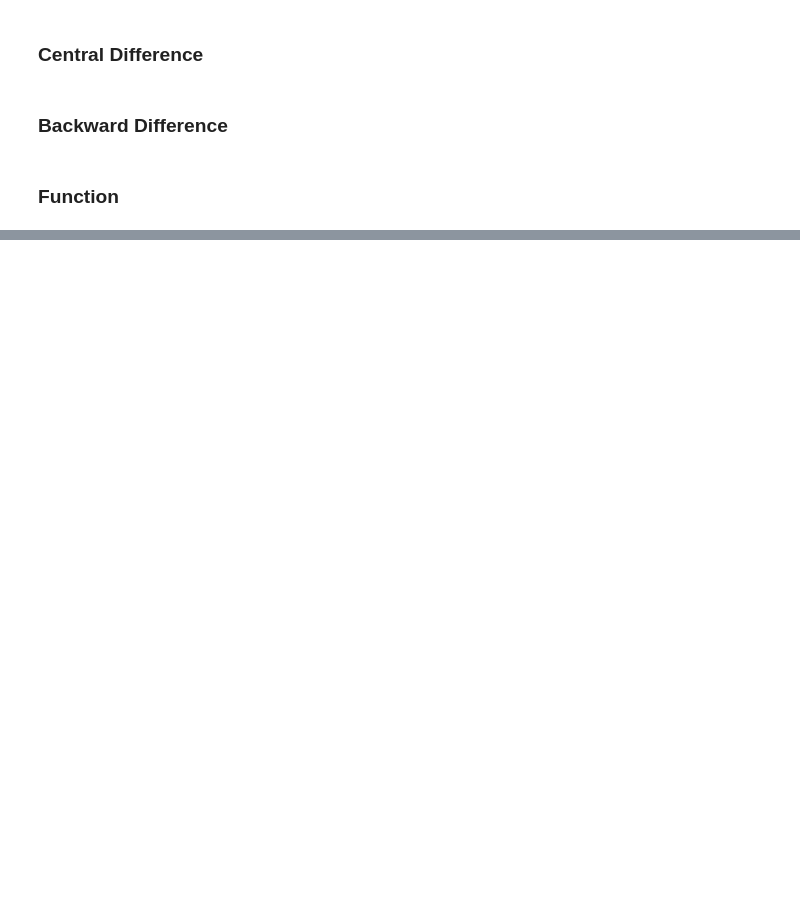
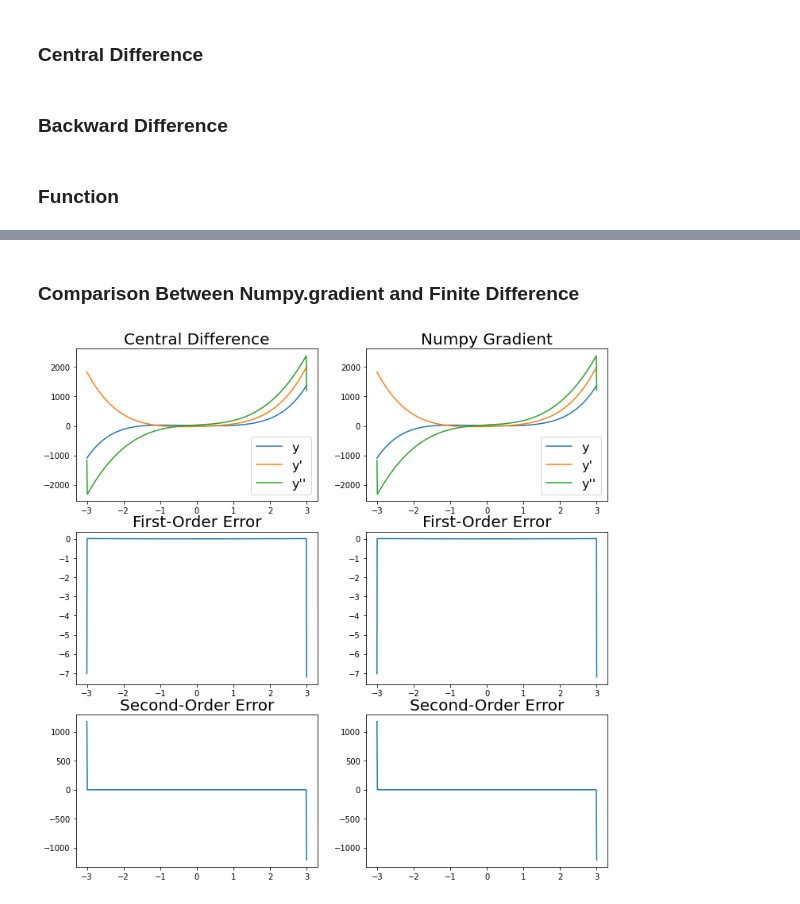
Before and after one commit to TW-ZJLin/FiniteDifference, a Jupyter notebook: Finite_Difference.ipynb, the cells around one changed output, grey strips where cells are left out. Cells and saved outputs as stored; diff of their text form; code cells hidden in the pictures; blank space fills up the shorter version.

```diff
--- a/Finite_Difference.ipynb
+++ b/Finite_Difference.ipynb
@@ -175,0 +181,2 @@ plt.show()
+# %% [markdown]
+### Comparison Between Numpy.gradient and Finite Difference
@@ -175,0 +185,39 @@ plt.show()
+# %%
+# calculating numpy gradient
+#-------------------------------------------------------------------------------
+N_y_diff1 = np.gradient(y)/(x[1]-x[0])
+N_y_diff2 = np.gradient(N_y_diff1)/(x[1]-x[0])
+
+# calculating error between analytic and numerical results
+#-------------------------------------------------------------------------------
+N_First_Error = [ N_y_diff1[i]-y_diff1[i] for i in range(len(y))]
+N_Second_Error = [ N_y_diff2[i]-y_diff2[i] for i in range(len(y))]
+
+# figure setting
+#-------------------------------------------------------------------------------
+fig,axes=plt.subplots(3,2,figsize=(12,12),facecolor='w')
+
+# figure of central finite difference
+#-------------------------------------------------------------------------------
+axes[0,0].plot( x,y, x,C_y_diff1, x,C_y_diff2 )
+axes[1,0].plot( x,C_First_Error )
+axes[2,0].plot( x,C_Second_Error )
+
+# figure of numpy gradient
+#-------------------------------------------------------------------------------
+axes[0,1].plot( x,y, x,N_y_diff1, x,N_y_diff2 )
+axes[1,1].plot( x,N_First_Error )
+axes[2,1].plot( x,N_Second_Error )
+
+# set titles and legends
+#-------------------------------------------------------------------------------
+axes[0,0].set_title("Central Difference",fontsize=20)
+axes[0,1].set_title("Numpy Gradient",fontsize=20)
+for i in range(2):
+  axes[0,i].legend(["y","y'","y''"],fontsize=16)
+  axes[1,i].set_title("First-Order Error",fontsize=20)
+  axes[2,i].set_title("Second-Order Error",fontsize=20)
+
+plt.show()
+# %% [output]
+[figure, added]
```
Also changed, not shown: parts of 9 cells of this notebook.
